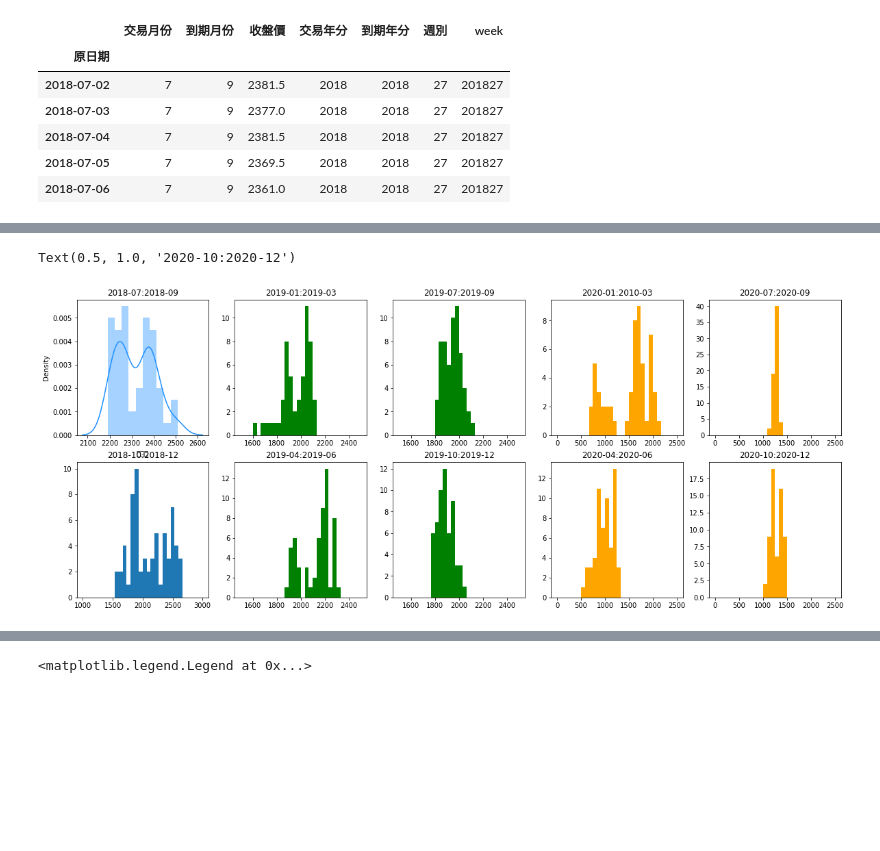
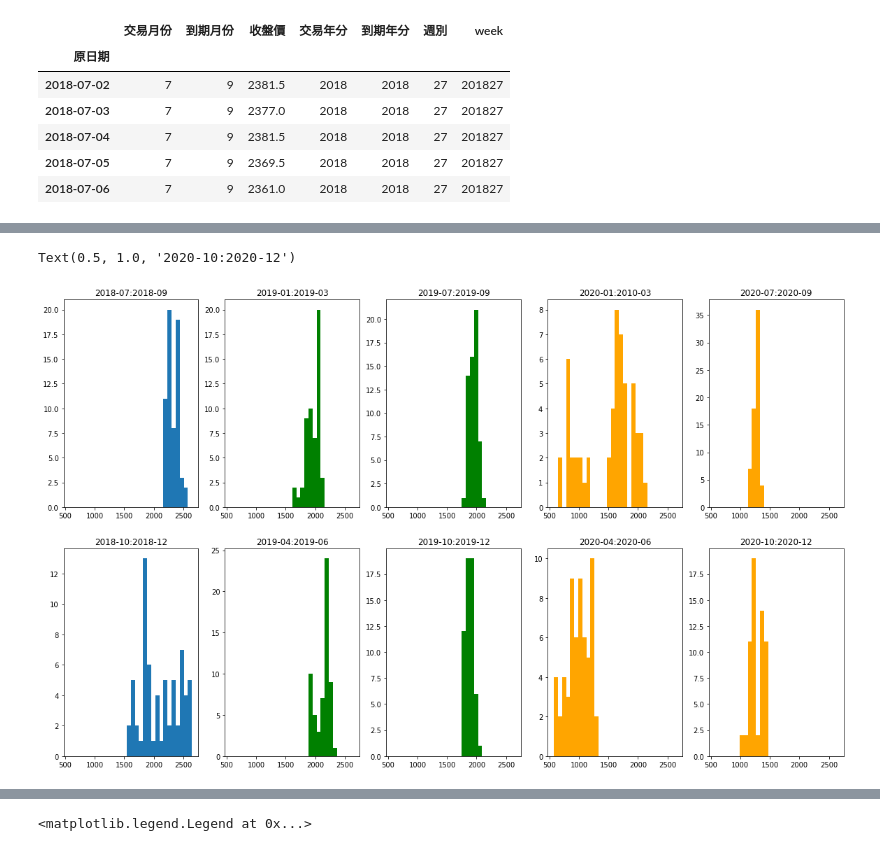
Before and after one commit to FintechClown/BRF_PriceCalculation, a Jupyter notebook: 共整合_VAR.ipynb, the cells around one changed output, grey strips where cells are left out. Cells and saved outputs as stored; diff of their text form; code cells hidden in the pictures; blank space fills up the shorter version.

```diff
--- a/共整合_VAR.ipynb
+++ b/共整合_VAR.ipynb
@@ -150,0 +134,3 @@ mbin = 30
+# %%
+mrange = (df['收盤價'].min(),df['收盤價'].max())
+mbin = 30
@@ -151,27 +187,41 @@ mbin = 30
+# %%
+#2018
+BRF_2018Q3 = df['2018-07':'2018-09']['收盤價']
+BRF_2018Q4 = df['2018-10':'2018-12']['收盤價']
+#2019
+BRF_2019Q1 = df['2019-01':'2019-03']['收盤價']
+BRF_2019Q2 = df['2019-04':'2019-06']['收盤價']
+BRF_2019Q3 = df['2019-07':'2019-09']['收盤價']
+BRF_2019Q4 = df['2019-10':'2019-12']['收盤價']
+#2020
+BRF_2020Q1 = df['2020-01':'2020-03']['收盤價']
+BRF_2020Q2 = df['2020-04':'2020-06']['收盤價']
+BRF_2020Q3 = df['2020-07':'2020-09']['收盤價']
+BRF_2020Q4 = df['2020-10':'2020-12']['收盤價']
+BRF = [BRF_2018Q3,BRF_2018Q4,BRF_2019Q1,BRF_2019Q2,BRF_2019Q3,BRF_2019Q4,BRF_2020Q1,BRF_2020Q2,BRF_2020Q3,BRF_2020Q4]
 # %%
 #,sharex=True,sharey=True
-fig,axs = plt.subplots(nrows=2,ncols=5,figsize=(20,8))
-#axs[0,0].hist(df['2018-07':'2018-09']['收盤價'],density=True,bins=100,range=mrange_2018)
+fig,axs = plt.subplots(nrows=2,ncols=5,figsize=(20,12))
+axs[0,0].hist(BRF_2018Q3,bins=mbin,range=mrange)
 axs[0,0].set_title("2018-07:2018-09")
-sns.distplot(df['2018-07':'2018-09']['收盤價'],bins=10,ax=axs[0,0],color="dodgerblue")
-axs[1,0].hist(df['2018-10':'2018-12']['收盤價'],bins=mbin,range=mrange_2018)
+axs[1,0].hist(BRF_2018Q4,bins=mbin,range=mrange)
 axs[1,0].set_title("2018-10:2018-12")
-axs[0,1].hist(df['2019-01':'2019-03']['收盤價'],bins=mbin,range=mrange_2019,color='green')
+axs[0,1].hist(BRF_2019Q1,bins=mbin,range=mrange,color='green')
 axs[0,1].set_title("2019-01:2019-03")
-axs[1,1].hist(df['2019-04':'2019-06']['收盤價'],bins=mbin,range=mrange_2019,color='green')
+axs[1,1].hist(BRF_2019Q2,bins=mbin,range=mrange,color='green')
 axs[1,1].set_title("2019-04:2019-06")
-axs[0,2].hist(df['2019-07':'2019-09']['收盤價'],bins=mbin,range=mrange_2019,color='green')
+axs[0,2].hist(BRF_2019Q3,bins=mbin,range=mrange,color='green')
 axs[0,2].set_title("2019-07:2019-09")
-axs[1,2].hist(df['2019-10':'2019-12']['收盤價'],bins=mbin,range=mrange_2019,color='green')
+axs[1,2].hist(BRF_2019Q4,bins=mbin,range=mrange,color='green')
 axs[1,2].set_title("2019-10:2019-12")
-axs[0,3].hist(df['2020-01':'2020-03']['收盤價'],bins=mbin,range=mrange_2020,color='orange')
+axs[0,3].hist(BRF_2020Q1,bins=mbin,range=mrange,color='orange')
 axs[0,3].set_title("2020-01:2010-03")
-axs[1,3].hist(df['2020-04':'2020-06']['收盤價'],bins=mbin,range=mrange_2020,color='orange')
+axs[1,3].hist(BRF_2020Q2,bins=mbin,range=mrange,color='orange')
 axs[1,3].set_title("2020-04:2020-06")
-axs[0,4].hist(df['2020-07':'2020-09']['收盤價'],bins=mbin,range=mrange_2020,color='orange')
+axs[0,4].hist(BRF_2020Q3,bins=mbin,range=mrange,color='orange')
 axs[0,4].set_title("2020-07:2020-09")
-axs[1,4].hist(df['2020-10':'2020-12']['收盤價'],bins=mbin,range=mrange_2020,color='orange')
+axs[1,4].hist(BRF_2020Q4,bins=mbin,range=mrange,color='orange')
 axs[1,4].set_title("2020-10:2020-12")
 # %% [output]
 Text(0.5, 1.0, '2020-10:2020-12')
-[figure, old version]
+[figure, new version]
```
Also changed, not shown: parts of 32 cells of this notebook.
